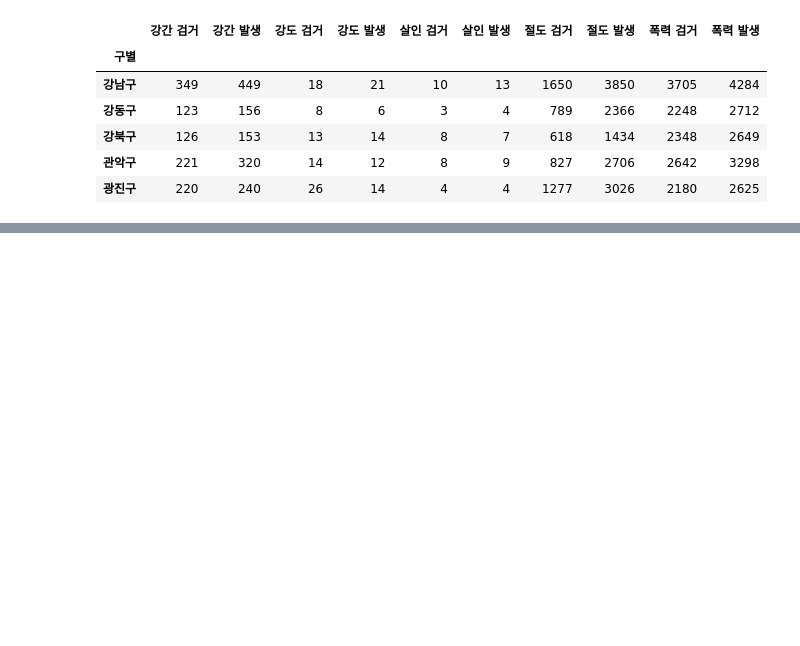
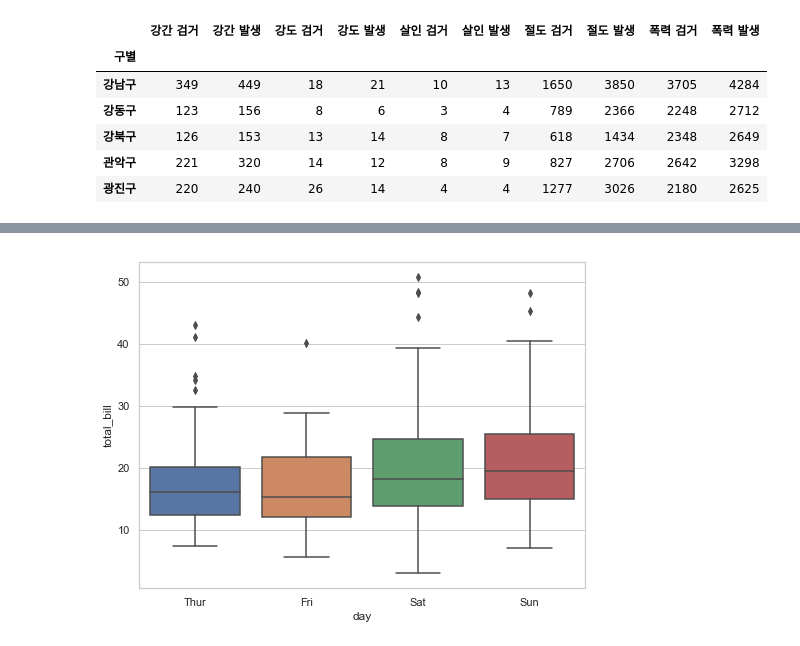
Before and after one commit to PIUphil/toheaven, a Jupyter notebook: 2.5 DataScience/실전_서울시 범죄현황 분석.ipynb, the cells around one changed output, grey strips where cells are left out. Saved outputs shown, nothing was run; the diff lists cells and outputs as text; code cells hidden in the pictures; blank space fills up the shorter version.

Commit message:
update 2.5DataScience
update
Pandas
Matplotlib
Analysis

```diff
--- a/2.5 DataScience/실전_서울시 범죄현황 분석.ipynb
+++ b/2.5 DataScience/실전_서울시 범죄현황 분석.ipynb
@@ -143,0 +442,4 @@ crime_anal_raw.head()        # aggregation?_func 집합함수 - 동일한 구별
+# %%
+# seaborn 데이터셋을 불러오는 작업
+tips = sns.load_dataset('tips')
+tips.head(10)
@@ -143,0 +458,8 @@ crime_anal_raw.head()        # aggregation?_func 집합함수 - 동일한 구별
+# %%
+# 요일별 매출현황
+plt.figure(figsize=(8, 6))
+# boxplot : 상자수염그래프, 이상치를 찾아내는 효과를 가지고 있는 시각화도구
+sns.boxplot(x='day', y='total_bill', data=tips)
+plt.show()
+# %% [output]
+[figure, added]
```
Also changed, not shown: parts of 34 cells of this notebook, 2 other files.
